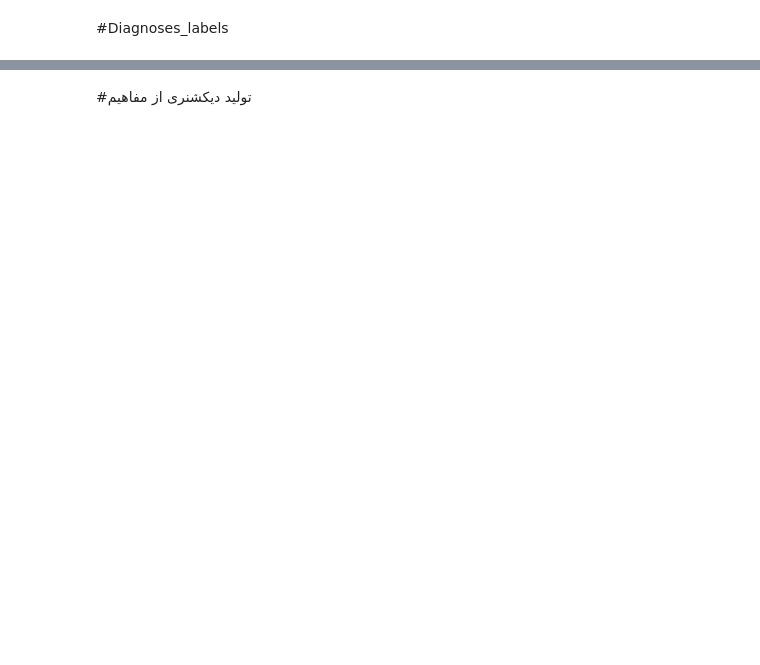
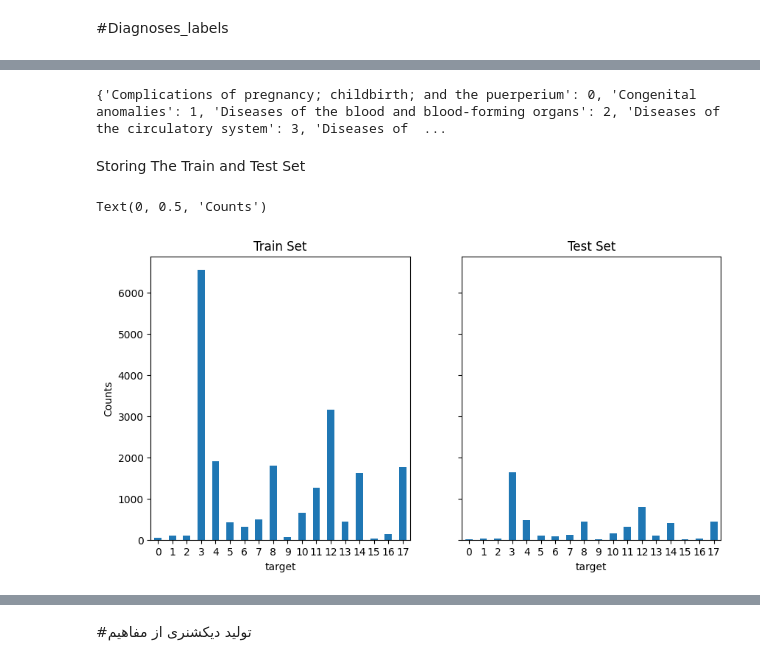
Before and after one commit to HodaMemar/SemanticSimilarity_ClinicalNotes, a Jupyter notebook: Create_Dataset.ipynb, the cells around one changed output, grey strips where cells are left out. Saved outputs shown, nothing was run; the diff lists cells and outputs as text; code cells hidden in the pictures; blank space fills up the shorter version.

```diff
--- a/Create_Dataset.ipynb
+++ b/Create_Dataset.ipynb
@@ -89,0 +25,8 @@ df_text.head()
+# %%
+df_ccs=df_ccs[df_ccs['SEQ_NUM']<=1].filter(items=['L1','HADM_ID'])
+df_text = df_text.rename(columns={'label': 'HADM_ID'})
+df_total = pd.merge(df_text, df_ccs, on=["HADM_ID"],how="left")
+df_total.drop(['Unnamed: 0', 'list_CUIs', 'number_CUIs'], axis=1, inplace=True)
+
+print(df_total.shape)
+df_total.head()
@@ -89,0 +41,7 @@ df_text.head()
+# %%
+from sklearn.preprocessing import LabelEncoder
+
+labeler = LabelEncoder()
+df_total["target"] = labeler.fit_transform(df_total["L1"])
+df_total["target"]  = labeler.transform(df_total["L1"])
+df_total.head()
@@ -89,0 +55,7 @@ df_text.head()
+# %%
+mapping = dict(zip(labeler.classes_, range(len(labeler.classes_))))
+print(mapping)
+# %% [output]
+{'Complications of pregnancy; childbirth; and the puerperium': 0, 'Congenital anomalies': 1, 'Diseases of the blood and blood-forming organs': 2, 'Diseases of the circulatory system': 3, 'Diseases of  ...
+# %% [markdown]
+Storing The Train and Test Set
@@ -89,0 +67,31 @@ df_text.head()
+# %%
+X = df_total.filter(items=['TFIDF','HADM_ID'])
+y = df_total.filter(items=['target'])
+
+train_features, test_features, train_targets, test_targets = train_test_split(
+        X, y,
+        train_size=0.8,
+        test_size=0.2,
+        # random but same for all run, also accurancy depends on the
+        # selection of data e.g. if we put 10 then accuracy will be 1.0
+        # in this example
+        random_state=23,
+        # keep same proportion of 'target' in test and target data
+        stratify=y
+    )
+# %%
+train_cts = train_targets.groupby("target").size()
+test_cts  = test_targets.groupby("target").size()
+# %%
+import matplotlib.pyplot as plt
+%matplotlib inline
+
+f, (ax1, ax2) = plt.subplots(1, 2, figsize=(10,5), sharey=True)
+train_cts.plot(kind='bar',ax= ax1,rot=0)
+test_cts.plot(kind='bar',ax= ax2,rot=0)
+ax1.set_title('Train Set')
+ax2.set_title('Test Set')
+ax1.set_ylabel("Counts")
+# %% [output]
+Text(0, 0.5, 'Counts')
+[figure, added]
```
Also changed, not shown: parts of 51 cells of this notebook.
